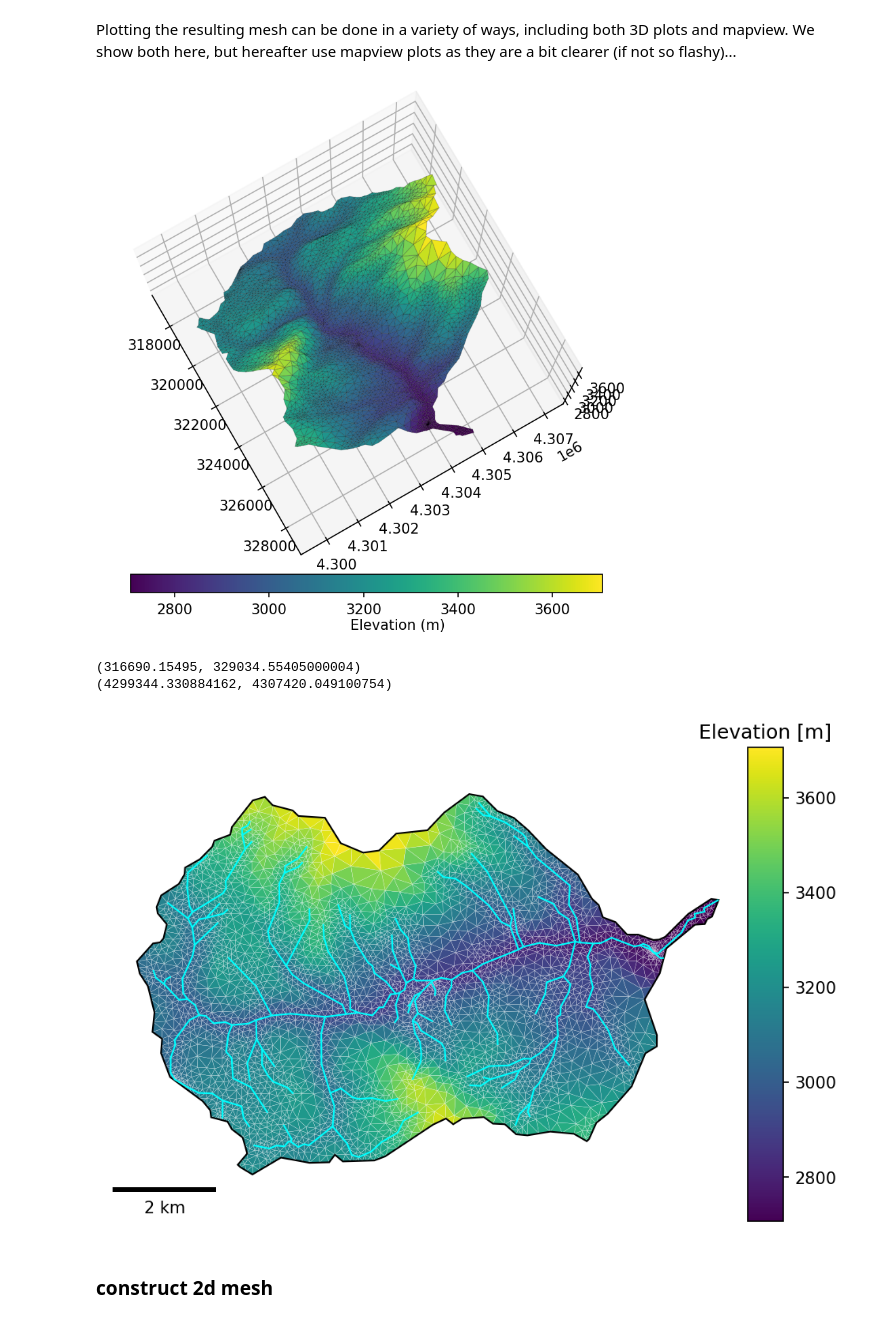
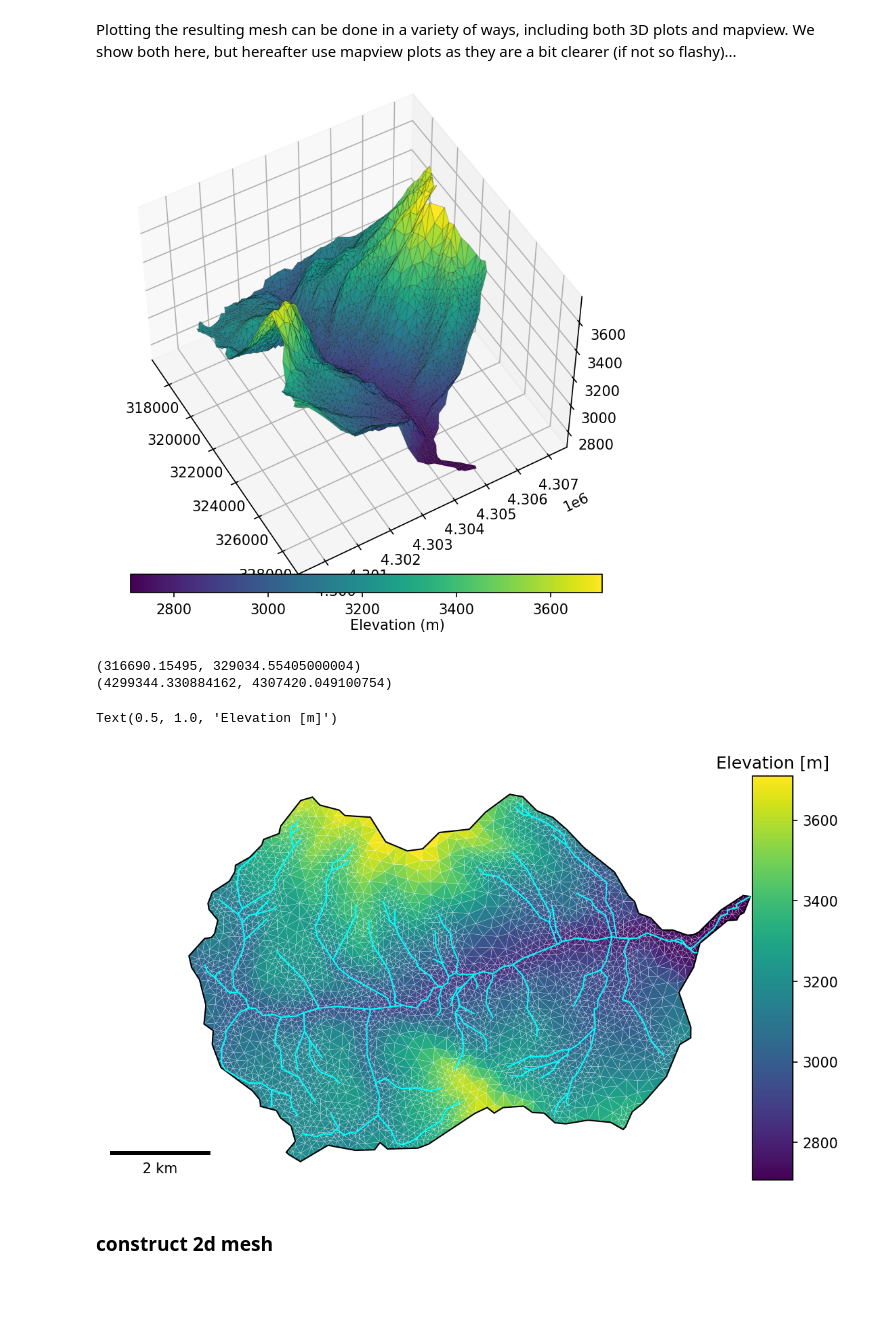
Before and after one commit to pinshuai/watershed-workflow, a Jupyter notebook: examples/mesh_CoalCreek.ipynb, the cells around one changed output. Drawn from its saved outputs; the diff is of its cells as text; code cells hidden in the pictures; blank space fills up the shorter version.

```diff
--- a/examples/mesh_CoalCreek.ipynb
+++ b/examples/mesh_CoalCreek.ipynb
@@ -179,7 +155,9 @@ if rivers:
                                      cvrt = True)
     # simplify and prune rivers not IN the shape, constructing a tree-like data structure
     # for the river network
-    rivers = workflow.simplify_and_prune(watershed, reaches, filter=True, simplify=simplify, cut_intersections=True)
+    rivers = workflow.simplify_and_prune(watershed, reaches, filter=True, simplify=simplify,
+                                         prune_reach_size=0,
+                                         cut_intersections=True)
 
 else:
     rivers = list()
@@ -225,7 +203,7 @@ plt.show()
 # linearly interpolates between the two endpoints.
 d0 = 100; d1 = 500
 # A0 = 1000; A1 = 5000 # [40, 100]m
-A0 = 10000; A1 = 500000 # [100, 1000]m
+A0 = 10000; A1 = 50000 # [100, 1000]m
 #A0 = 100; A1 = 500
 
 # Refine triangles if they get too acute
@@ -233,6 +211,7 @@ min_angle = 32 # degrees
 
 # make 2D mesh
 mesh_points2, mesh_tris, d = workflow.triangulate(watershed, rivers,
+                                              ignore_rivers = True,
                                                refine_distance=[d0,A0,d1,A1],
                                                refine_min_angle=min_angle,
                                                enforce_delaunay=True,
@@ -270,0 +243,2 @@ with rasterio.open(fname_dem, 'r') as fid:
+# %%
+dem_profile, dem = workflow.get_raster_on_shape(fname_dem, watershed.exterior(), crs)
@@ -299,21 +278,21 @@ cb = fig.colorbar(mp, orientation="horizontal", cax=cax)
 # t = cax.set_title('elevation [m]')
 plt.text(0.5, -0.1, 'Elevation (m)', transform=ax.transAxes)
 
-ax.view_init(80,-30)
+ax.view_init(50,-30)
 # ax.set_xticklabels(list())
 # ax.set_yticklabels(list())
 
 fig.savefig(fig_mesh3D, dpi = 300, transparent= True)
 # %% [output]
-[figure, old version]
+[figure, new version]
 # %%
 # plot the resulting surface mesh
-fig = plt.figure(figsize=(6,5))
+fig = plt.figure(figsize=(8,5))
 ax = workflow.plot.get_ax(crs, fig, window=[0.05,0.1,0.9,0.8])
 #ax2 = workflow.plot.get_ax(crs,fig, window=[0.65,0.05,0.3,0.5])
 # ax2 = ax.inset_axes([0.58,0.45,0.3,0.3])
 # cbax = fig.add_axes([0.05,0.05,0.9,0.05])
-cbax = fig.add_axes([.95,0.1,0.05,0.8])
+cbax = fig.add_axes([.85,0.1,0.05,0.8])
 
 bxlim = (591000., 600000.)
 bylim = (94000., 103000.)
@@ -329,35 +308,36 @@ ax.set_aspect('equal', 'datalim')
 
 # mp2 = workflow.plot.triangulation(mesh_points3, mesh_tris, crs, ax=ax2,
 #                                  color='elevation', edgecolor='white', linewidth=0.5)
 # workflow.plot.hucs(watershed, crs, ax=ax2, color='k', linewidth=1)
 # workflow.plot.rivers(rivers, crs, ax=ax2, color='aqua', linewidth=1.5)
 # ax2.set_xlim(bxlim)
 # ax2.set_ylim(bylim)
 # ax2.set_xticks([])
 # ax2.set_yticks([])
 # ax2.set_aspect('equal', 'datalim')
 
 # ax.indicate_inset_zoom(ax2, edgecolor='r')
 
 # ax.margins(0.5)
 ax.axis('off')
 # add scalebar, use 1 for UTM coordinates, the default unit is "m"
 scalebar1 = ScaleBar(1, location = "lower left")
 ax.add_artist(scalebar1)
 # scalebar2 = ScaleBar(1, location = "upper right")
 
 # ax2.add_artist(scalebar2)
 
 print(ax.get_xlim())
 print(ax.get_ylim())
 cbar.ax.set_title('Elevation [m]')
 
 # fig.tight_layout()
-fig.savefig(fig_mesh, dpi = 300, transparent = True)
+# fig.savefig(fig_mesh, dpi = 300, transparent = True)
 # %% [output]
 (316690.15495, 329034.55405000004)
 (4299344.330884162, 4307420.049100754)
+Text(0.5, 1.0, 'Elevation [m]')
-[figure, old version]
+[figure, new version]
 # %%
 with open(fname_mesh_pickle, 'wb') as f:
     pickle.dump((mesh_points3, mesh_points2, mesh_tris), f, protocol=-1)
```
Also changed, not shown: parts of 61 cells of this notebook, 7 other files.
